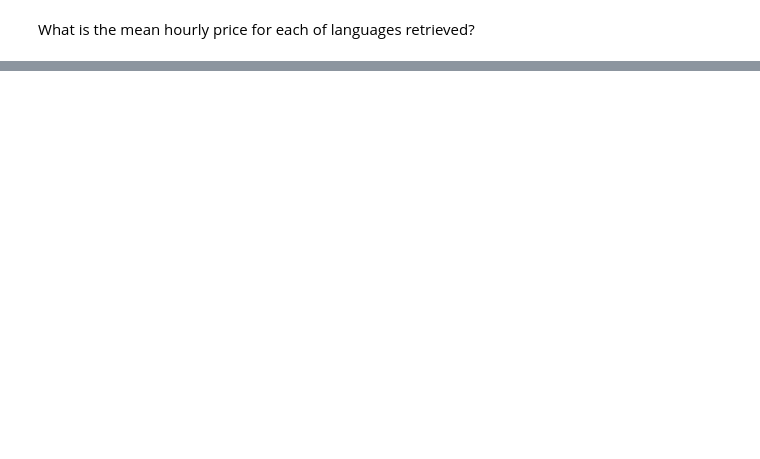
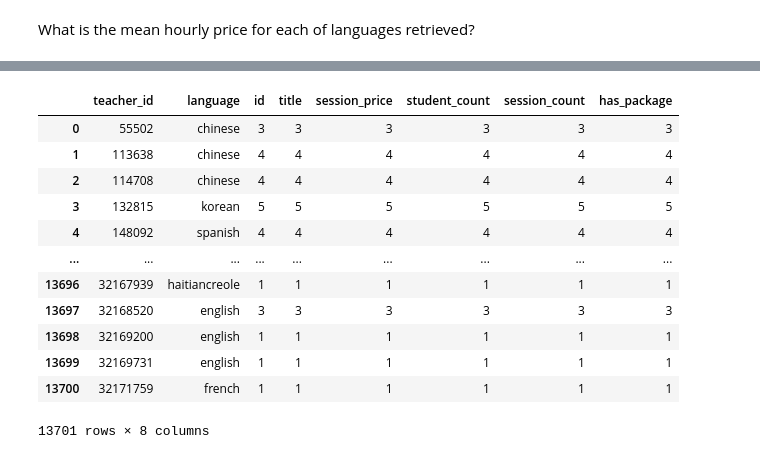
Before and after one commit to ernmin/Project4GA, a Jupyter notebook: EDA/EDA.ipynb, the cells around one changed output, grey strips where cells are left out. Saved outputs shown, nothing was run; the diff lists cells and outputs as text; code cells hidden in the pictures; blank space fills up the shorter version.

Commit message:
Find average and median price per language. Find percentage of teachers that teach multiple languages

```diff
--- a/EDA/EDA.ipynb
+++ b/EDA/EDA.ipynb
@@ -86,0 +224,17 @@ What is the mean hourly price for each of languages retrieved?
+# %%
+df_multiple_languages_original = df_pro_course.groupby(['teacher_id','language']).count().reset_index()
+df_multiple_languages_original
+# %% [output]
+|  | teacher_id | language | id | title | session_price | student_count | session_count | has_package |
+| 0 | 55502 | chinese | 3 | 3 | 3 | 3 | 3 | 3 |
+| 1 | 113638 | chinese | 4 | 4 | 4 | 4 | 4 | 4 |
+| 2 | 114708 | chinese | 4 | 4 | 4 | 4 | 4 | 4 |
+| 3 | 132815 | korean | 5 | 5 | 5 | 5 | 5 | 5 |
+| 4 | 148092 | spanish | 4 | 4 | 4 | 4 | 4 | 4 |
+| ... | ... | ... | ... | ... | ... | ... | ... | ... |
+| 13696 | 32167939 | haitiancreole | 1 | 1 | 1 | 1 | 1 | 1 |
+| 13697 | 32168520 | english | 3 | 3 | 3 | 3 | 3 | 3 |
+| 13698 | 32169200 | english | 1 | 1 | 1 | 1 | 1 | 1 |
+| 13699 | 32169731 | english | 1 | 1 | 1 | 1 | 1 | 1 |
+| 13700 | 32171759 | french | 1 | 1 | 1 | 1 | 1 | 1 |
+13701 rows × 8 columns
```
Also changed, not shown: parts of 16 cells of this notebook.
